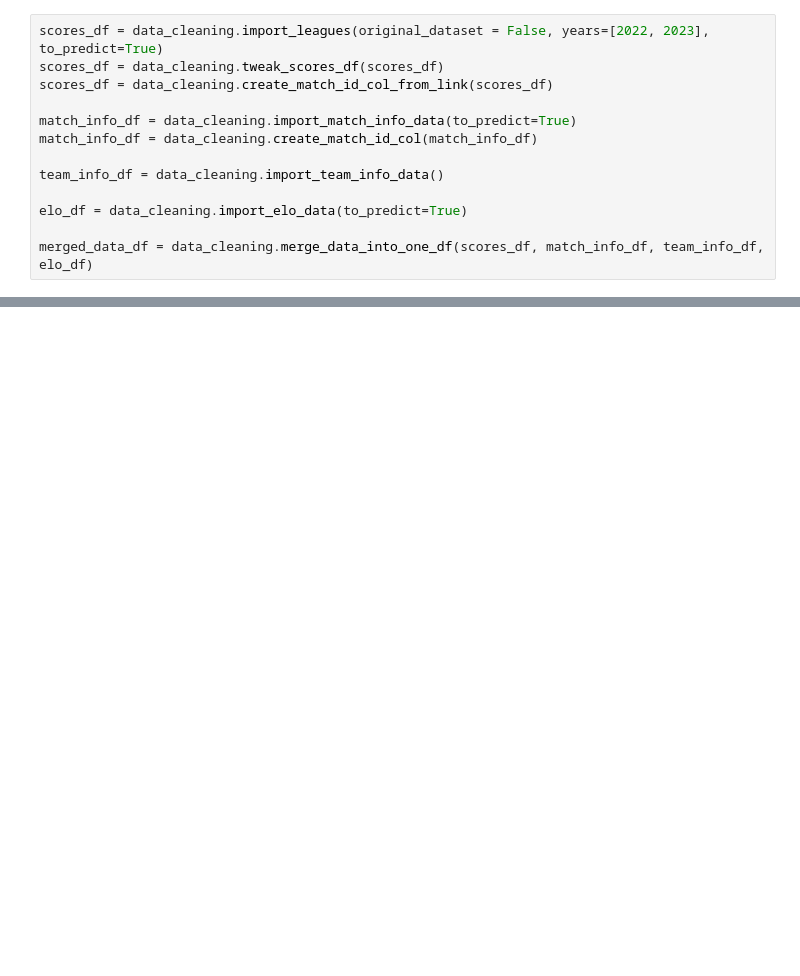
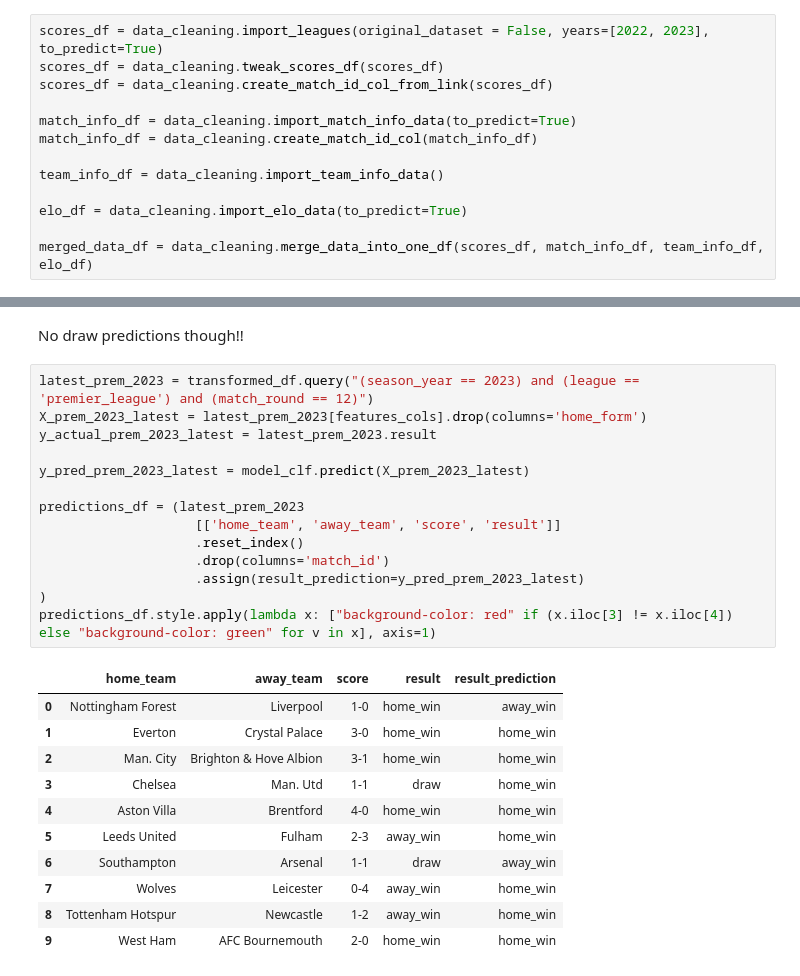
Before and after one commit to dan-bouchard/Football-Match-Outcome-Prediction, a Jupyter notebook: inference.ipynb, the cells around one changed output, grey strips where cells are left out. Drawn from its saved outputs; the diff is of its cells as text; blank space fills up the shorter version.

```diff
--- a/inference.ipynb
+++ b/inference.ipynb
@@ -84,0 +170,28 @@ dtype: int64
+# %% [markdown]
+No draw predictions though!!
+# %%
+latest_prem_2023 = transformed_df.query("(season_year == 2023) and (league == 'premier_league') and (match_round == 12)")
+X_prem_2023_latest = latest_prem_2023[features_cols].drop(columns='home_form')
+y_actual_prem_2023_latest = latest_prem_2023.result
+
+y_pred_prem_2023_latest = model_clf.predict(X_prem_2023_latest)
+
+predictions_df = (latest_prem_2023
+                    [['home_team', 'away_team', 'score', 'result']]
+                    .reset_index()
+                    .drop(columns='match_id')
+                    .assign(result_prediction=y_pred_prem_2023_latest)
+)
+predictions_df.style.apply(lambda x: ["background-color: red" if (x.iloc[3] != x.iloc[4]) else "background-color: green" for v in x], axis=1)
+# %% [output]
+|  | home_team | away_team | score | result | result_prediction |
+| 0 | Nottingham Forest | Liverpool | 1-0 | home_win | away_win |
+| 1 | Everton | Crystal Palace | 3-0 | home_win | home_win |
+| 2 | Man. City | Brighton & Hove Albion | 3-1 | home_win | home_win |
+| 3 | Chelsea | Man. Utd | 1-1 | draw | home_win |
+| 4 | Aston Villa | Brentford | 4-0 | home_win | home_win |
+| 5 | Leeds United | Fulham | 2-3 | away_win | home_win |
+| 6 | Southampton | Arsenal | 1-1 | draw | away_win |
+| 7 | Wolves | Leicester | 0-4 | away_win | home_win |
+| 8 | Tottenham Hotspur | Newcastle | 1-2 | away_win | home_win |
+| 9 | West Ham | AFC Bournemouth | 2-0 | home_win | home_win |
```
Also changed, not shown: parts of 17 cells of this notebook, 2 other files.
